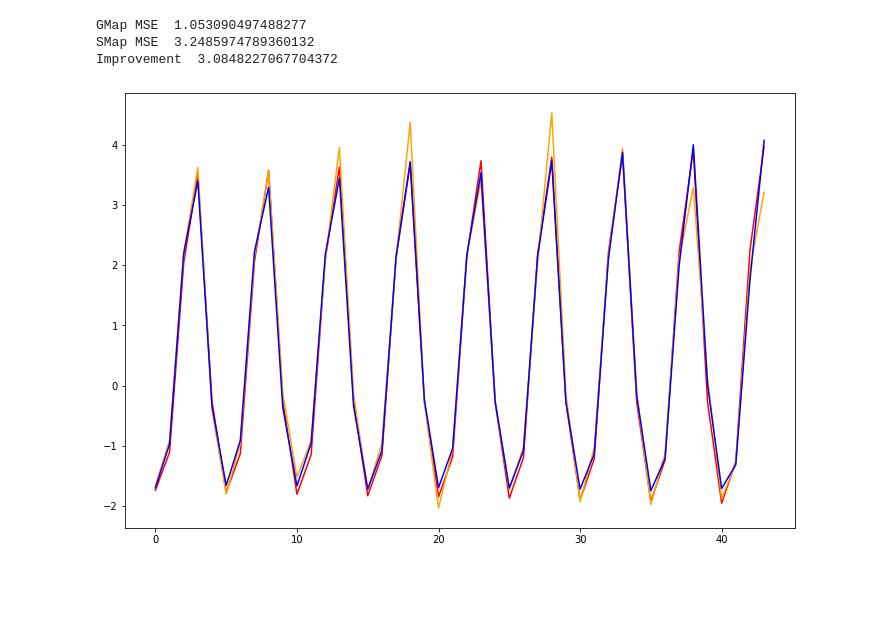
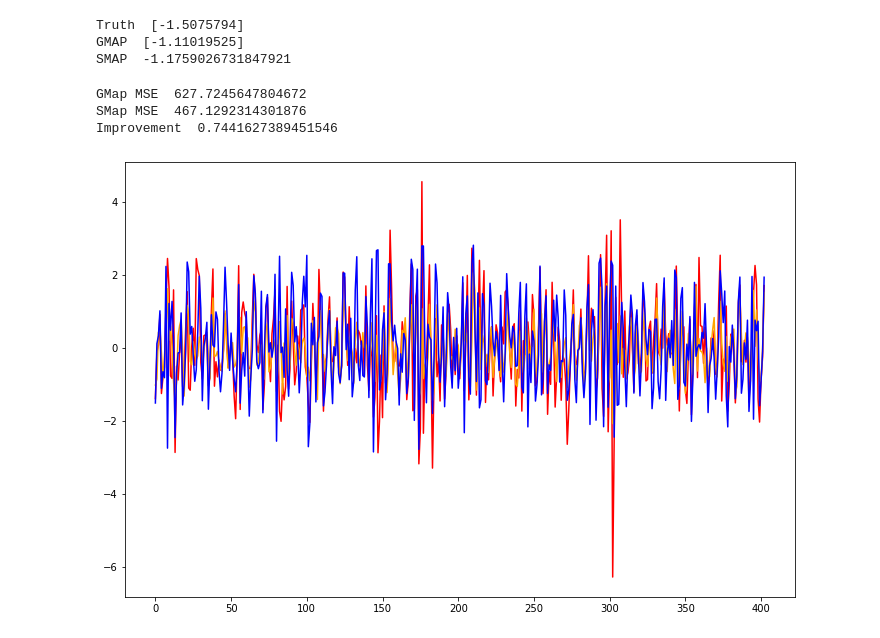
Before and after one commit to kenflat2/Nonlinear-Regression, a Jupyter notebook: Nonstationary SMap.ipynb, the cells around one changed output. Saved outputs shown, nothing was run; the diff lists cells and outputs as text; code cells hidden in the pictures; blank space fills up the shorter version.

```diff
--- a/Nonstationary SMap.ipynb
+++ b/Nonstationary SMap.ipynb
@@ -236,16 +249,39 @@ def GMap(X, Y, x, t, theta):
 
     return (intercept + slope * t)[0]
 
-def GMapStateDependent(X, Y, x, t, theta, delta):
+def GMapSD(X, Y, T, x, t, theta, delta):
+    # print(X, Y, T, x, t)
     # include time as a state variable
-    Xwtime = np.vstack(X, np.range(X.shape[0]))
-    xwtime = np.append(x, t)
+    norms = la.norm(x - X,axis=1)
 
-    norms = la.norm(xwtime - Xwtime,axis=1)
+    # create weights
+    d = np.mean(norms)
+    weights = np.exp(-1*theta*norms/d - delta*np.absolute(t-T))
+    weights = np.reshape(weights,(weights.shape[0],1))
 
-    d = np.mean(norms)
-    weights = np.exp(-1*theta*la.norm(x - X,axis=1)/d)
-    weights = np.reshape(weights,(weights.shape[0],1))
+    # create matrices
+    W = np.diag(np.sqrt(weights.flatten()))
+    T = T.reshape((T.shape[0],1))
+    M = np.hstack([np.ones(T.shape), X, T])
+
+    params = la.inv((W@M).T @ (W@M)) @ (W@M).T @ (W@Y)
+
+    xaug = np.hstack([1, x, t])
+    prediction = np.dot(xaug, params)
+
+    return prediction
+# %%
+theta = 10
+delta = 2 ** -6
+
+peepee = GMapSD(Xtrain, Ytrain, t[:Xtrain.shape[0]], Xtest[0], t[testTrainSplit], theta, delta)
+print("Truth ", Ytest[0])
+print("GMAP ", peepee)
+print("SMAP ", SMap(Xtest[0], Xtrain, theta, d)[0])
+# %% [output]
+Truth  [-1.5075794]
+GMAP  [-1.11019525]
+SMAP  -1.1759026731847921
 # %%
 # SMap
 def nearestNeighbors(state, n):
@@ -286,35 +323,37 @@ def calculateD(states):
 # %%
 i = 0
 p = Xtest[0]
-t = Xtrain.shape[0] + i
+time = Xtrain.shape[0] + i
 
-prediction = GMap(Xtrain, Ytrain, p, t, 10)
+prediction = GMap(Xtrain, Ytrain, p, time, 10)
 
 d = calculateD(Xtrain)
 
 predictionsGMap = np.zeros((Xtest.shape[0]))
 predictionsSMap = np.zeros((Xtest.shape[0]))
+predictionsGMapSD = np.zeros((Xtest.shape[0]))
 for i in range(Xtest.shape[0]):
     predictionsGMap[i] = GMap(Xtrain, Ytrain, Xtest[i], Xtrain.shape[0] + i, 30)
     predictionsSMap[i] = SMap(Xtest[i], Xtrain, 30, d)[0]
+    predictionsGMapSD[i] = GMapSD(Xtrain, Ytrain, t[:testTrainSplit], Xtest[i], t[testTrainSplit+i], 30, Xtrain.shape[0] ** -1)
 # %%
 # print(np.dot(Ytest - predictionsGMap,Ytest - predictionsGMap))
 # print(np.dot(Ytest - predictionsSMap,Ytest - predictionsSMap))
 
-MSEG = np.dot(Ytest.flatten() - predictionsGMap,Ytest.flatten() - predictionsGMap)
+MSEG = np.dot(Ytest.flatten() - predictionsGMapSD,Ytest.flatten() - predictionsGMapSD)
 MSES = np.dot(Ytest.flatten() - predictionsSMap,Ytest.flatten() - predictionsSMap)
 
 print("GMap MSE ",MSEG)
 print("SMap MSE ",MSES)
 print("Improvement ", MSES / MSEG)
 
 figGMap, axGMap = plt.subplots(1, figsize = (12,8))
-axGMap.plot(predictionsGMap, c="red")
+axGMap.plot(predictionsGMapSD, c="red")
 axGMap.plot(predictionsSMap, c="orange")
 axGMap.plot(Ytest, c="blue")
 plt.show()
 # %% [output]
-GMap MSE  1.053090497488277
-SMap MSE  3.2485974789360132
-Improvement  3.0848227067704372
+GMap MSE  627.7245647804672
+SMap MSE  467.1292314301876
+Improvement  0.7441627389451546
-[figure, old version]
+[figure, new version]
```
Also changed, not shown: parts of 7 cells of this notebook, 1 other file.
